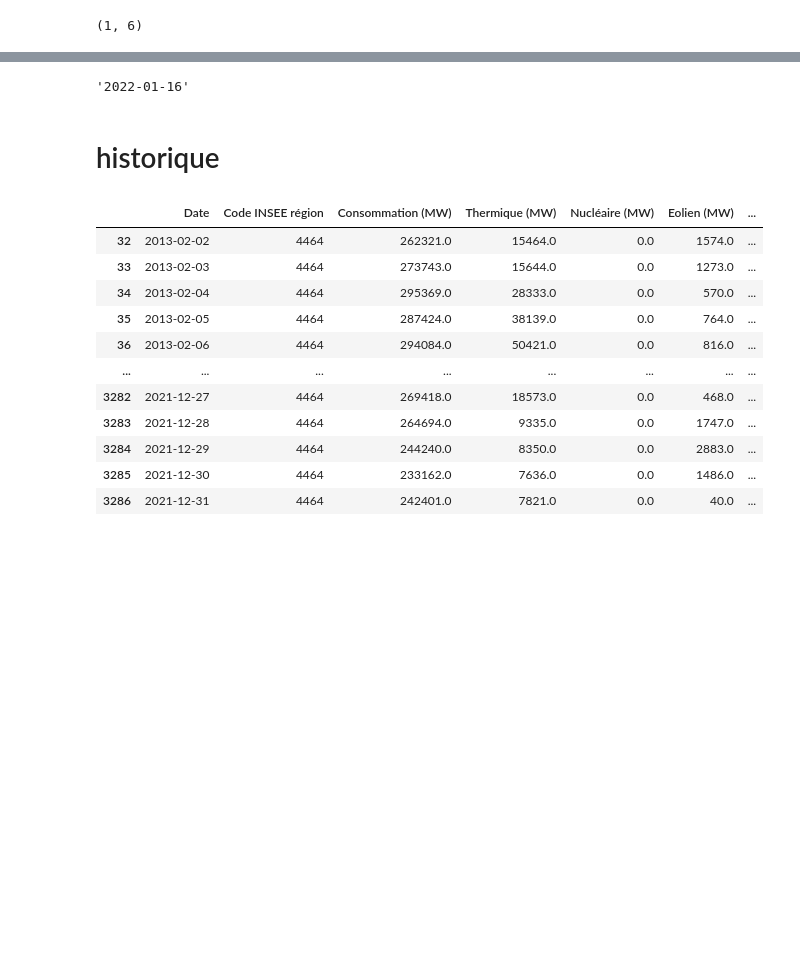
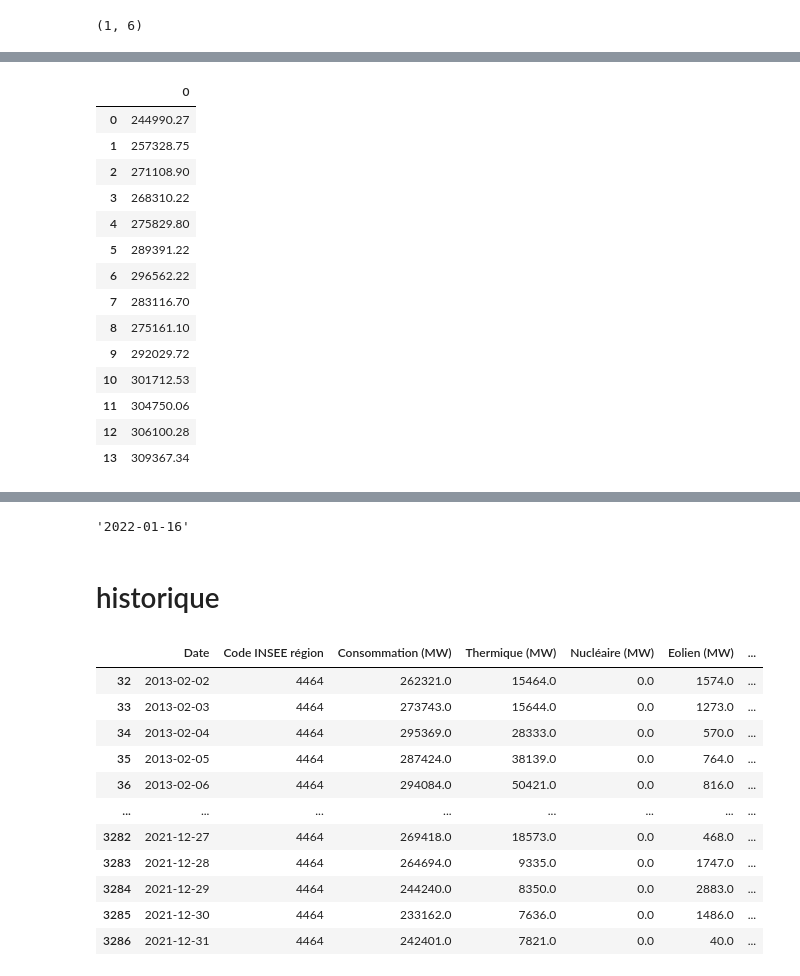
Before and after one commit to thomasbordier/forecast_energy_consumption, a Jupyter notebook: notebooks/ML_x_less.ipynb, the cells around one changed output, grey strips where cells are left out. Saved outputs shown, nothing was run; the diff lists cells and outputs as text; code cells hidden in the pictures; blank space fills up the shorter version.

```diff
--- a/notebooks/ML_x_less.ipynb
+++ b/notebooks/ML_x_less.ipynb
@@ -727,0 +667,18 @@ for index_knn in test_14[1]:
+# %%
+df_predictions
+# %% [output]
+|  | 0 |
+| 0 | 244990.27 |
+| 1 | 257328.75 |
+| 2 | 271108.90 |
+| 3 | 268310.22 |
+| 4 | 275829.80 |
+| 5 | 289391.22 |
+| 6 | 296562.22 |
+| 7 | 283116.70 |
+| 8 | 275161.10 |
+| 9 | 292029.72 |
+| 10 | 301712.53 |
+| 11 | 304750.06 |
+| 12 | 306100.28 |
+| 13 | 309367.34 |
```
Also changed, not shown: parts of 24 cells of this notebook, 4 other files.
